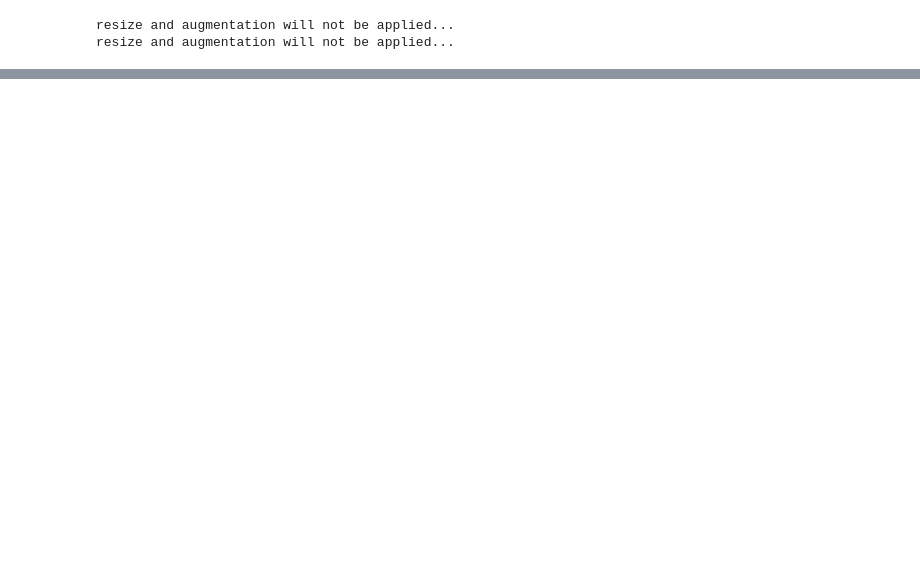
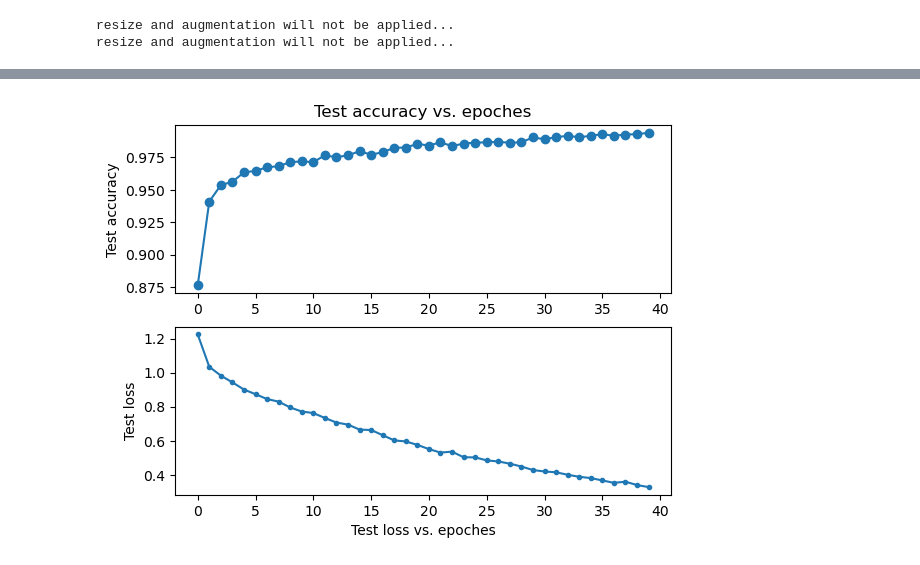
Before and after one commit to Guliangxiao/labcome, a Jupyter notebook: 4/read.ipynb, the cells around one changed output, grey strips where cells are left out. Saved outputs shown, nothing was run; the diff lists cells and outputs as text; code cells hidden in the pictures; blank space fills up the shorter version.

```diff
--- a/4/read.ipynb
+++ b/4/read.ipynb
@@ -236,7 +274,7 @@ class vgg16(nn.Module):
             nn.Linear(4096, 4096),
             nn.GELU(),
             nn.Dropout(),  #防过拟合
-            nn.Linear(4096, 20),
+            nn.Linear(4096, 6),
         )
 
     def forward(self,x):
@@ -324 +536,5 @@ print(test_acc/len(test_loader))
+# %%
+resnetexample = torchvision.models.resnet18(pretrained=False)
+resnetexample.fc = nn.Linear(resnetexample.fc.in_features,6)
+resnetexample = resnetexample.to(device)
 # %%
@@ -400,32 +612,0 @@ resnetexample = resnetexample.to(device)
-# %%
-lr = 0.0001
-epoches = 40
-criterion = nn.CrossEntropyLoss().to(device)
-optimizer = torch.optim.Adam(resnetexample.parameters(),lr=lr)
-loss_list = []
-accuracy_list = []
-loss_list1 = []
-accuracy_list1 = []
-
-for epoch in range(200):
-    train_loss = 0
-    train_acc = 0
-
-    for img,label,_ in train_loader:
-        label = torch.max(label.flatten(1),dim=1)[0].long()
-        label = nn.functional.one_hot(label,20).float()
-        img,label = img.to(device),label.to(device)
-        output = resnetexample(img)
-        loss = criterion(output,label)
-        optimizer.zero_grad()
-        loss.backward()
-        optimizer.step()
-        train_loss += loss.item()
-        _,pred = output.max(1)
-        _,result = label.max(1)
-        num_correct = (pred==result).sum().item()
-        acc = num_correct / img.shape[0]
-        train_acc += acc
-    loss_list.append(train_loss/len(train_loader))
-    accuracy_list.append(train_acc/len(train_loader))
-    print('epoch: {}, Train Loss: {:.6f}, Train Acc: {:.6f}'.format(epoch+1, train_loss/len(train_loader), train_acc/len(train_loader)))
@@ -450,0 +613,4 @@ KeyboardInterrupt:
+# %%
+draw(40,loss_list,accuracy_list1)
+# %% [output]
+[figure, added]
```
Also changed, not shown: parts of 19 cells of this notebook, 1 other file.
